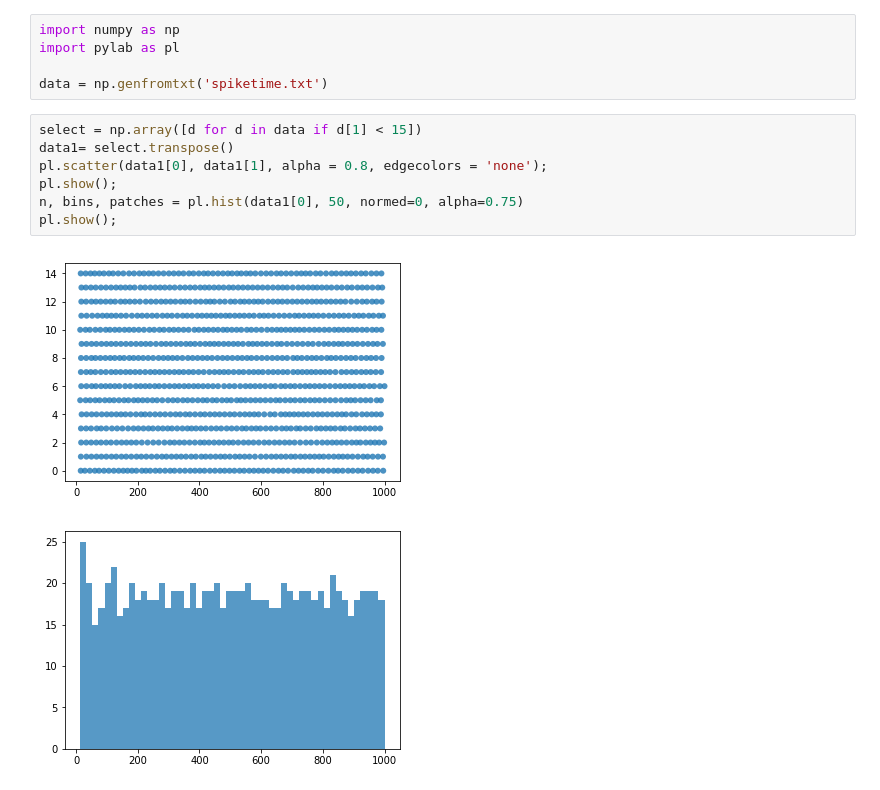
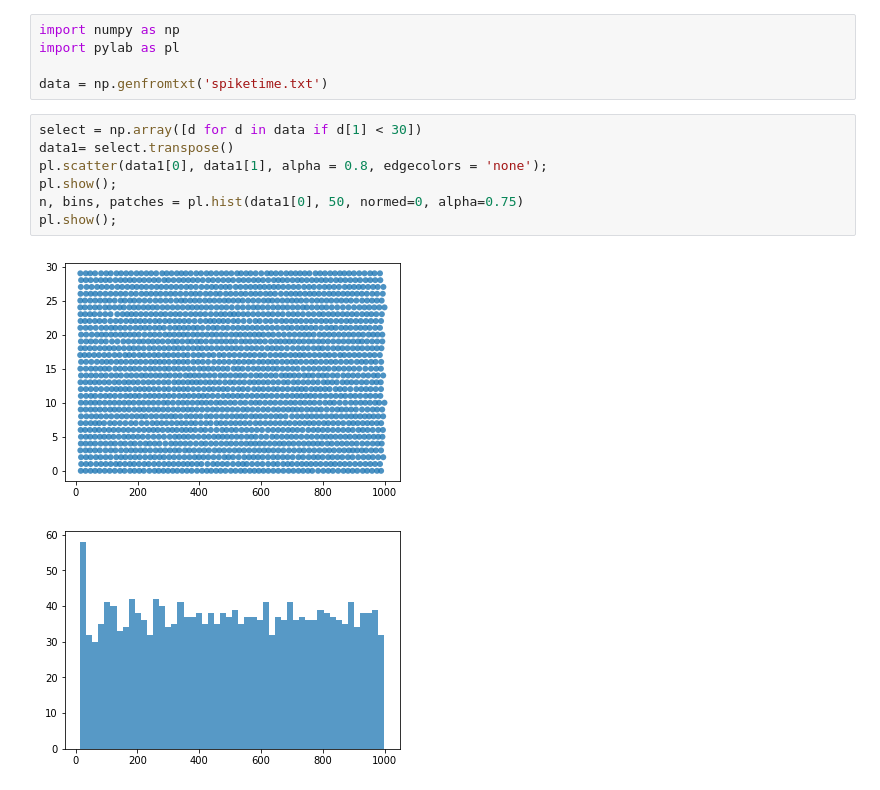
Before and after one commit to aducrot/Neuron-bis, a Jupyter notebook: build/Brunel fig8.ipynb, the cells around one changed output. Cells and saved outputs as stored; diff of their text form.

```diff
--- a/build/Brunel fig8.ipynb
+++ b/build/Brunel fig8.ipynb
@@ -4,12 +4,12 @@ import pylab as pl
 
 data = np.genfromtxt('spiketime.txt')
 # %%
-select = np.array([d for d in data if d[1] < 15])
+select = np.array([d for d in data if d[1] < 30])
 data1= select.transpose()
 pl.scatter(data1[0], data1[1], alpha = 0.8, edgecolors = 'none');
 pl.show();
 n, bins, patches = pl.hist(data1[0], 50, normed=0, alpha=0.75)
 pl.show();
 # %% [output]
-[figure, old version]
+[figure, new version]
-[figure, old version]
+[figure, new version]
```
Also changed, not shown: 5 other files.
